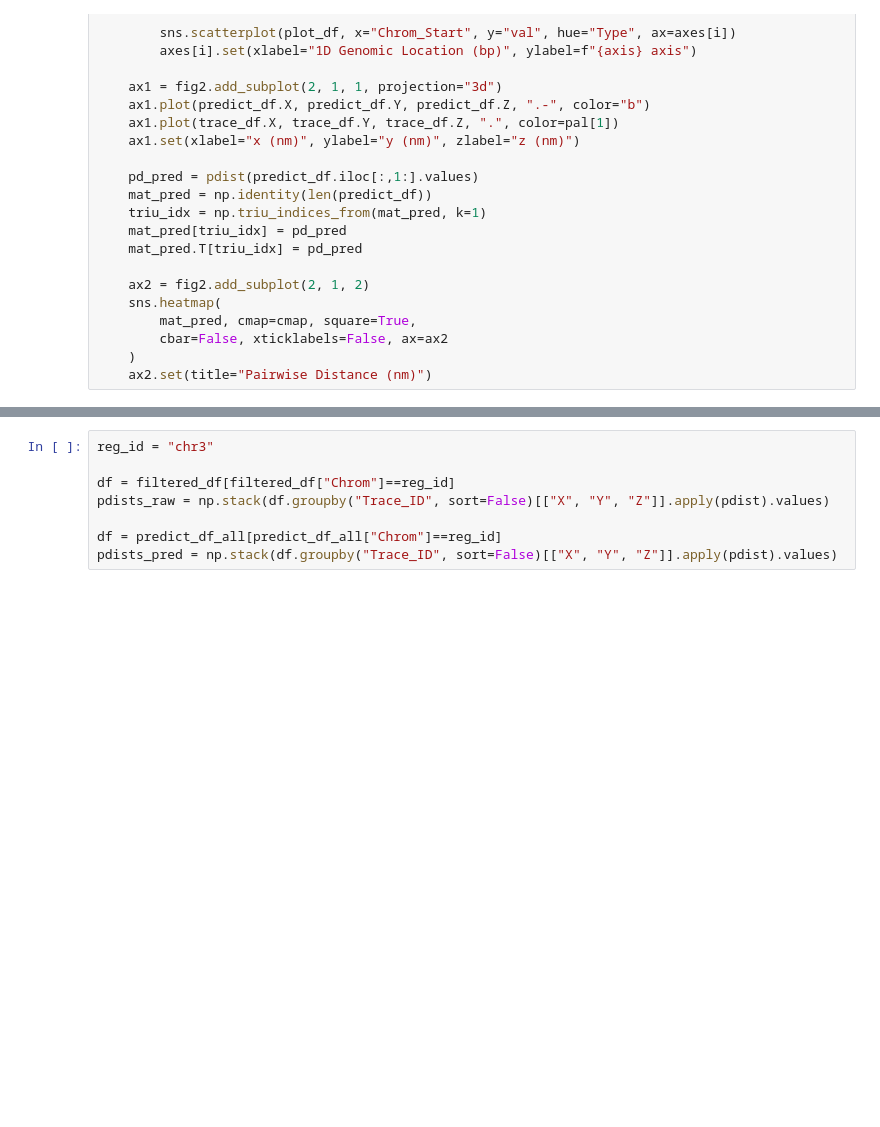
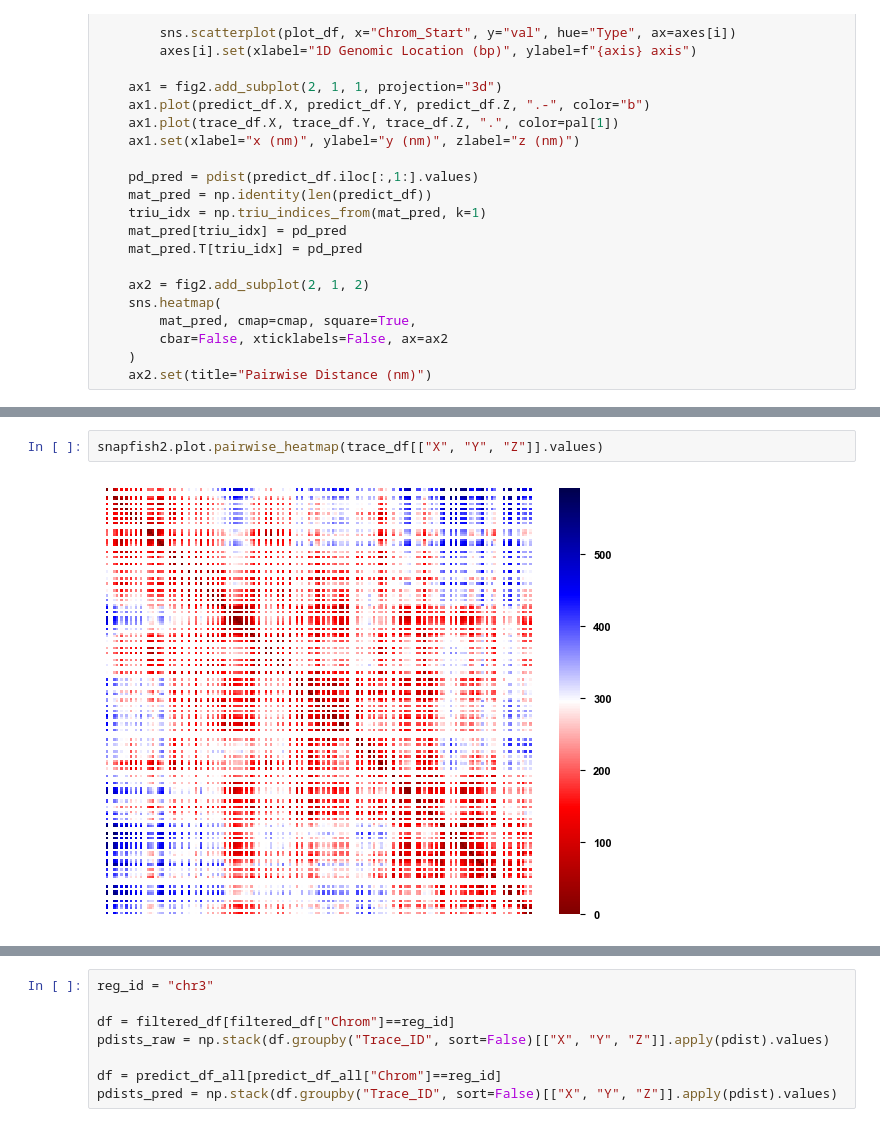
Before and after one commit to hyuyu104/ArcFISH, a Jupyter notebook: notebooks/impute/impute_covar.ipynb, the cells around one changed output, grey strips where cells are left out. Drawn from its saved outputs; the diff is of its cells as text; blank space fills up the shorter version.

```diff
--- a/notebooks/impute/impute_covar.ipynb
+++ b/notebooks/impute/impute_covar.ipynb
@@ -251,0 +261,4 @@ plot_single_trace(trace_df, predict_df)
+# %%
+snapfish2.plot.pairwise_heatmap(trace_df[["X", "Y", "Z"]].values)
+# %% [output]
+[figure, added]
```
Also changed, not shown: parts of 15 cells of this notebook, 55 other files.
